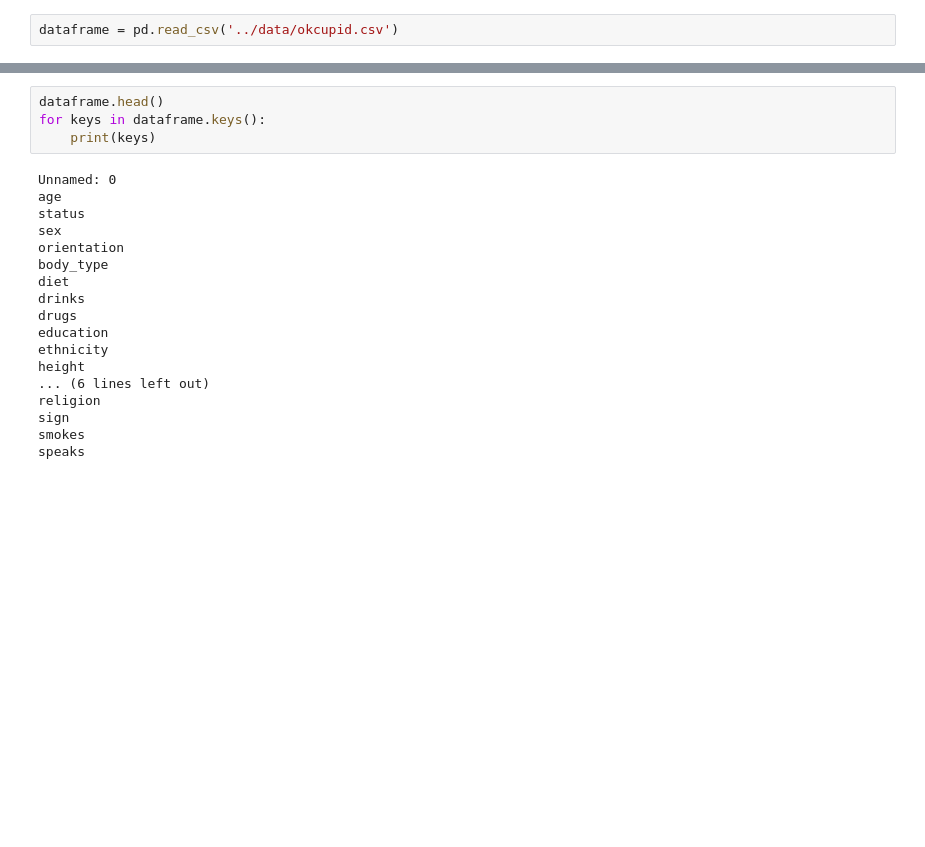
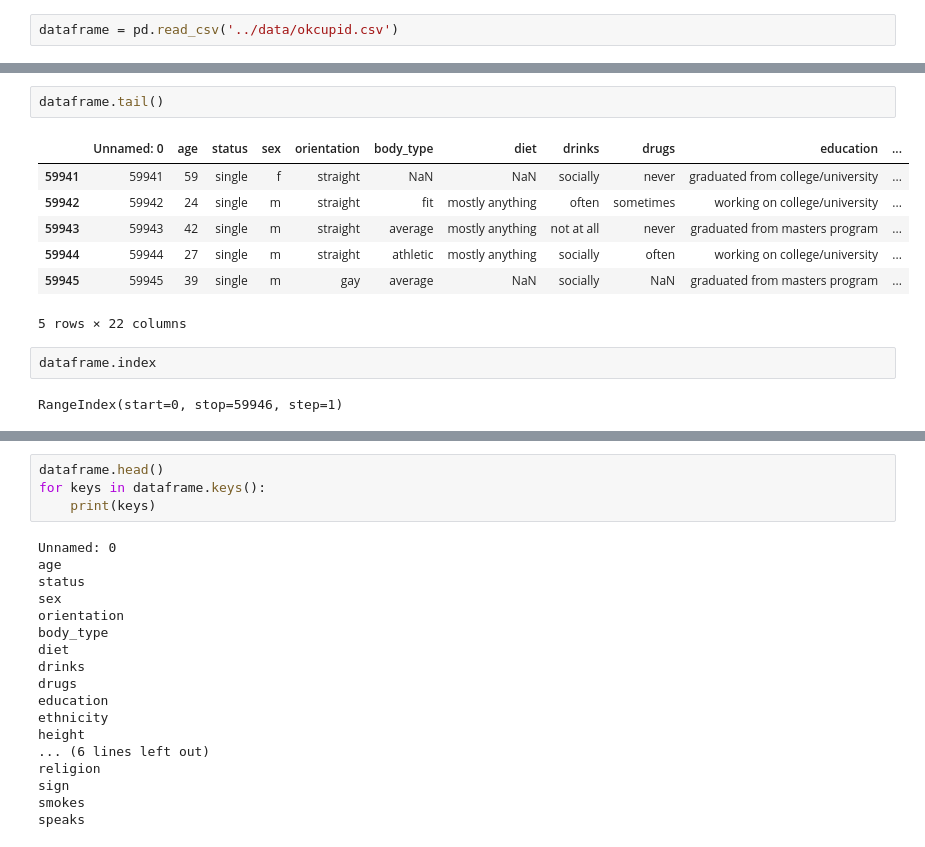
Before and after one commit to HR-Machine-Learning/HR_ML_Project1, a Jupyter notebook: src/Project 1.ipynb, the cells around one changed output, grey strips where cells are left out. Cells and saved outputs as stored; diff of their text form; blank space fills up the shorter version.

```diff
--- a/src/Project 1.ipynb
+++ b/src/Project 1.ipynb
@@ -6,0 +20,14 @@ dataframe = pd.read_csv('../data/okcupid.csv')
+# %%
+dataframe.tail()
+# %% [output]
+|  | Unnamed: 0 | age | status | sex | orientation | body_type | diet | drinks | drugs | education | ... |
+| 59941 | 59941 | 59 | single | f | straight | NaN | NaN | socially | never | graduated from college/university | ... |
+| 59942 | 59942 | 24 | single | m | straight | fit | mostly anything | often | sometimes | working on college/university | ... |
+| 59943 | 59943 | 42 | single | m | straight | average | mostly anything | not at all | never | graduated from masters program | ... |
+| 59944 | 59944 | 27 | single | m | straight | athletic | mostly anything | socially | often | working on college/university | ... |
+| 59945 | 59945 | 39 | single | m | gay | average | NaN | socially | NaN | graduated from masters program | ... |
+5 rows × 22 columns
+# %%
+dataframe.index
+# %% [output]
+RangeIndex(start=0, stop=59946, step=1)
```
Also changed, not shown: parts of 5 cells of this notebook, 1 other file.
